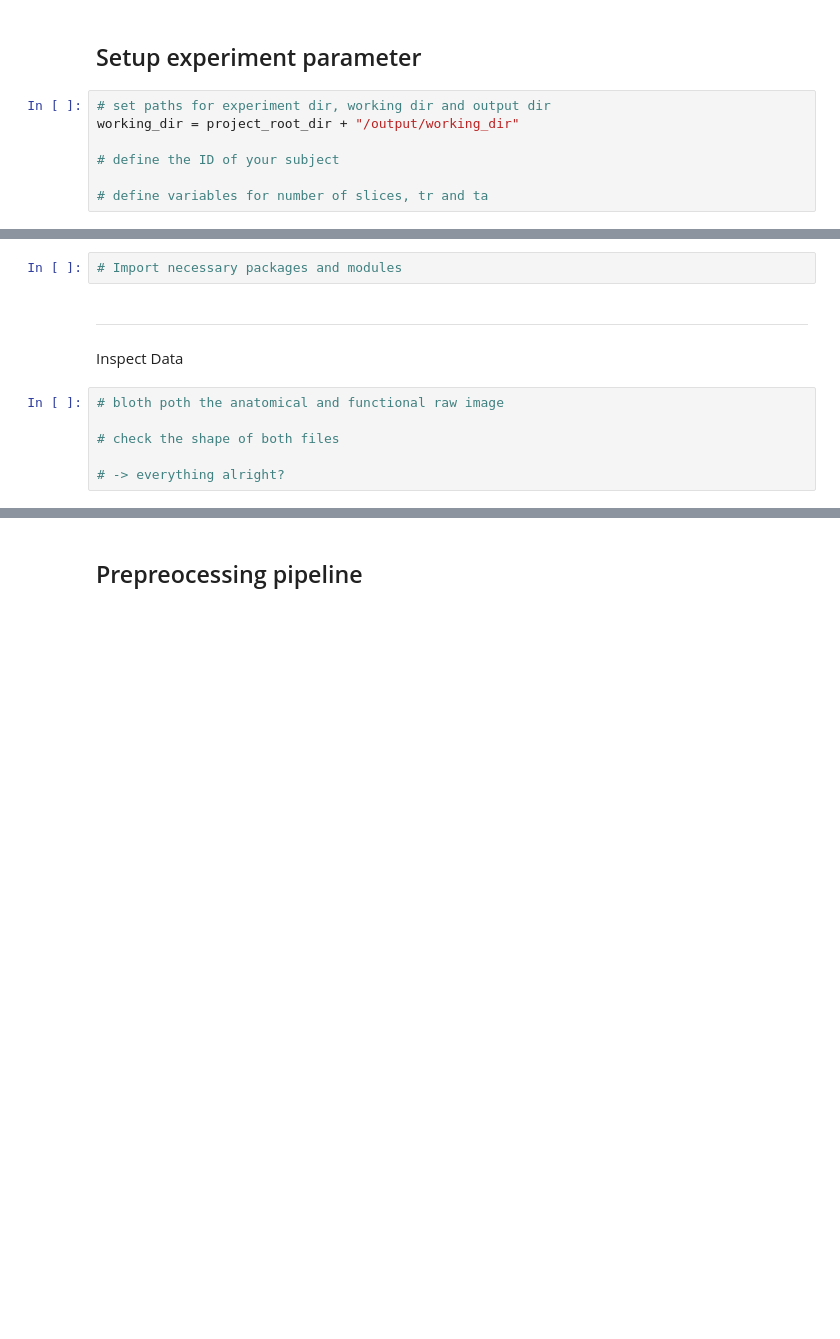
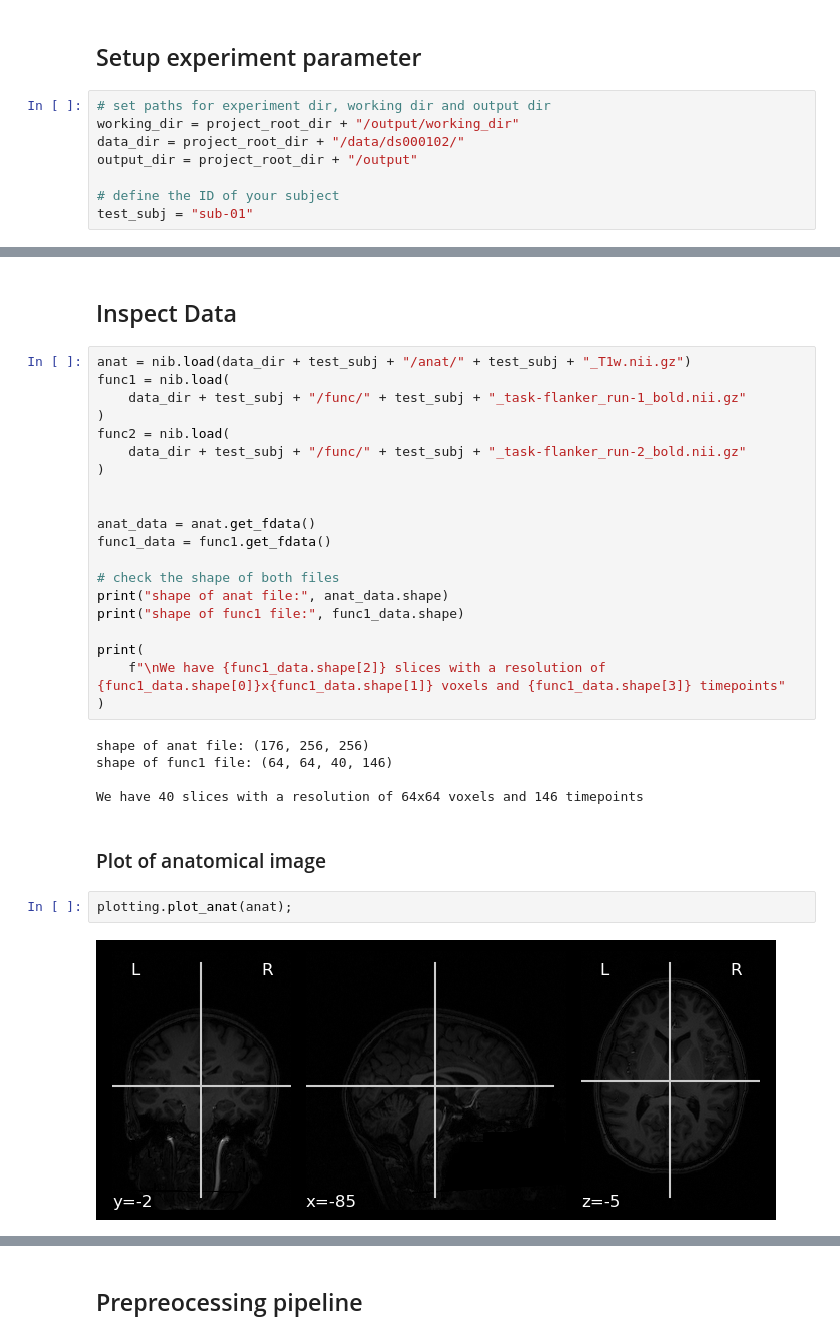
Before and after one commit to dominikpegler/tewa2-neuroimaging, a Jupyter notebook: Individual assignment.ipynb, the cells around one changed output, grey strips where cells are left out. Saved outputs shown, nothing was run; the diff lists cells and outputs as text; blank space fills up the shorter version.

```diff
--- a/Individual assignment.ipynb
+++ b/Individual assignment.ipynb
@@ -70,7 +62,8 @@ Saving to: ‘/home/user/Downloads/mniatlas.zip’
 # %%
 # set paths for experiment dir, working dir and output dir
 working_dir = project_root_dir + "/output/working_dir"
+data_dir = project_root_dir + "/data/ds000102/"
+output_dir = project_root_dir + "/output"
 
 # define the ID of your subject
-
-# define variables for number of slices, tr and ta
+test_subj = "sub-01"
@@ -81,11 +70,33 @@ working_dir
-# %%
-# Import necessary packages and modules
 # %% [markdown]
----
-Inspect Data
+## Inspect Data
-# %%
-# bloth poth the anatomical and functional raw image
-
-# check the shape of both files
-
-# -> everything alright?
+# %%
+anat = nib.load(data_dir + test_subj + "/anat/" + test_subj + "_T1w.nii.gz")
+func1 = nib.load(
+    data_dir + test_subj + "/func/" + test_subj + "_task-flanker_run-1_bold.nii.gz"
+)
+func2 = nib.load(
+    data_dir + test_subj + "/func/" + test_subj + "_task-flanker_run-2_bold.nii.gz"
+)
+
+
+anat_data = anat.get_fdata()
+func1_data = func1.get_fdata()
+
+# check the shape of both files
+print("shape of anat file:", anat_data.shape)
+print("shape of func1 file:", func1_data.shape)
+
+print(
+    f"\nWe have {func1_data.shape[2]} slices with a resolution of {func1_data.shape[0]}x{func1_data.shape[1]} voxels and {func1_data.shape[3]} timepoints"
+)
+# %% [output]
+shape of anat file: (176, 256, 256)
+shape of func1 file: (64, 64, 40, 146)
+
+We have 40 slices with a resolution of 64x64 voxels and 146 timepoints
+# %% [markdown]
+### Plot of anatomical image
+# %%
+plotting.plot_anat(anat);
+# %% [output]
+[figure, added]
```
Also changed, not shown: parts of 8 cells of this notebook.
